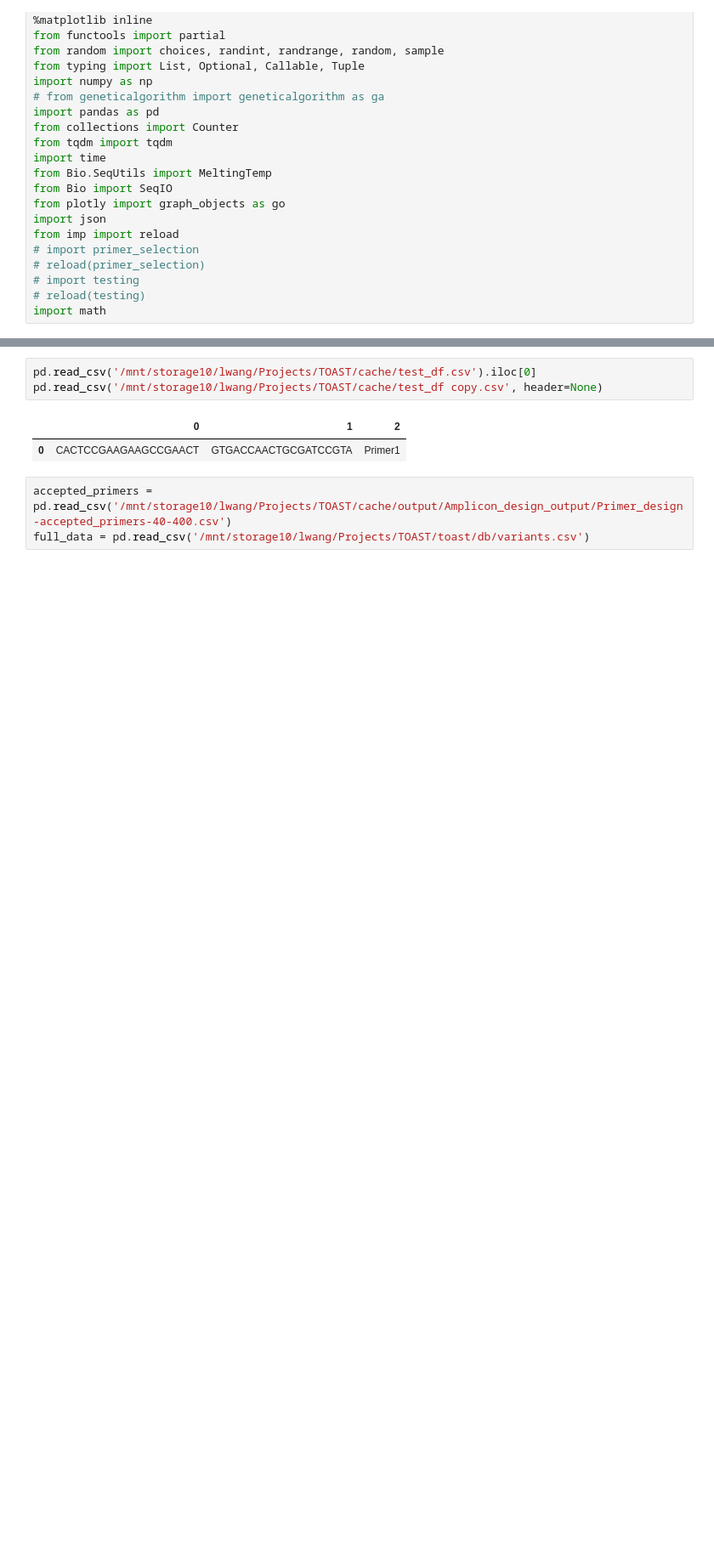
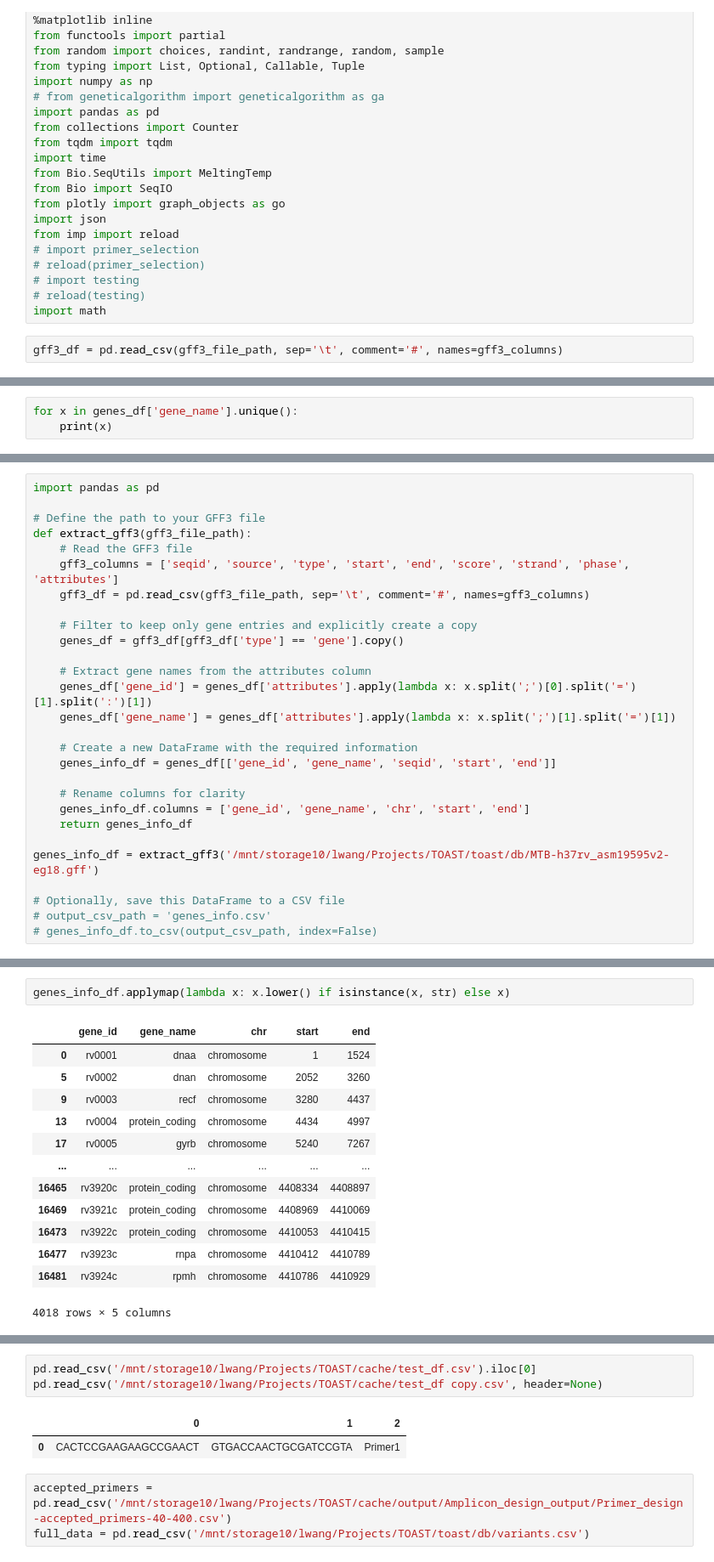
Before and after one commit to linfeng-wang/TOAST, a Jupyter notebook: cache/scratch.ipynb, the cells around one changed output, grey strips where cells are left out. Shown at 85% size. Saved outputs shown, nothing was run; the diff lists cells and outputs as text; blank space fills up the shorter version.

```diff
--- a/cache/scratch.ipynb
+++ b/cache/scratch.ipynb
@@ -22,3 +22,5 @@ from imp import reload
 # import testing
 # reload(testing)
 import math
+# %%
+gff3_df = pd.read_csv(gff3_file_path, sep='\t', comment='#', names=gff3_columns)
@@ -24,0 +33,3 @@ import math
+# %%
+for x in genes_df['gene_name'].unique():
+    print(x)
@@ -24,0 +38,28 @@ import math
+# %%
+import pandas as pd
+
+# Define the path to your GFF3 file
+def extract_gff3(gff3_file_path):
+    # Read the GFF3 file
+    gff3_columns = ['seqid', 'source', 'type', 'start', 'end', 'score', 'strand', 'phase', 'attributes']
+    gff3_df = pd.read_csv(gff3_file_path, sep='\t', comment='#', names=gff3_columns)
+
+    # Filter to keep only gene entries and explicitly create a copy
+    genes_df = gff3_df[gff3_df['type'] == 'gene'].copy()
+
+    # Extract gene names from the attributes column
+    genes_df['gene_id'] = genes_df['attributes'].apply(lambda x: x.split(';')[0].split('=')[1].split(':')[1])
+    genes_df['gene_name'] = genes_df['attributes'].apply(lambda x: x.split(';')[1].split('=')[1])
+
+    # Create a new DataFrame with the required information
+    genes_info_df = genes_df[['gene_id', 'gene_name', 'seqid', 'start', 'end']]
+
+    # Rename columns for clarity
+    genes_info_df.columns = ['gene_id', 'gene_name', 'chr', 'start', 'end']
+    return genes_info_df
+
+genes_info_df = extract_gff3('/mnt/storage10/lwang/Projects/TOAST/toast/db/MTB-h37rv_asm19595v2-eg18.gff')
+
+# Optionally, save this DataFrame to a CSV file
+# output_csv_path = 'genes_info.csv'
+# genes_info_df.to_csv(output_csv_path, index=False)
@@ -24,0 +107,16 @@ import math
+# %%
+genes_info_df.applymap(lambda x: x.lower() if isinstance(x, str) else x)
+# %% [output]
+|  | gene_id | gene_name | chr | start | end |
+| 0 | rv0001 | dnaa | chromosome | 1 | 1524 |
+| 5 | rv0002 | dnan | chromosome | 2052 | 3260 |
+| 9 | rv0003 | recf | chromosome | 3280 | 4437 |
+| 13 | rv0004 | protein_coding | chromosome | 4434 | 4997 |
+| 17 | rv0005 | gyrb | chromosome | 5240 | 7267 |
+| ... | ... | ... | ... | ... | ... |
+| 16465 | rv3920c | protein_coding | chromosome | 4408334 | 4408897 |
+| 16469 | rv3921c | protein_coding | chromosome | 4408969 | 4410069 |
+| 16473 | rv3922c | protein_coding | chromosome | 4410053 | 4410415 |
+| 16477 | rv3923c | rnpa | chromosome | 4410412 | 4410789 |
+| 16481 | rv3924c | rpmh | chromosome | 4410786 | 4410929 |
+4018 rows × 5 columns
```
Also changed, not shown: parts of 16 cells of this notebook, 21 other files.
